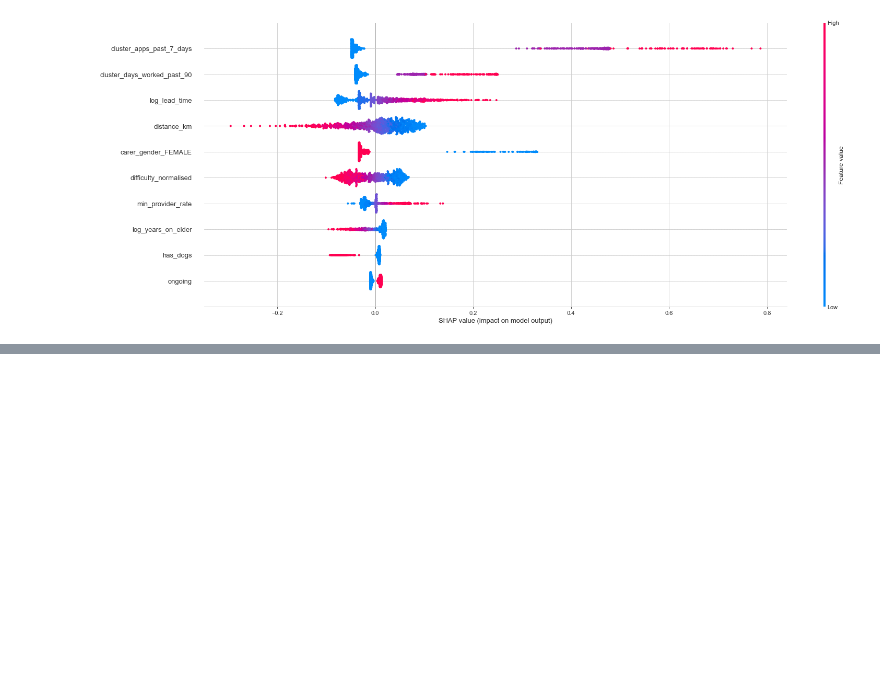
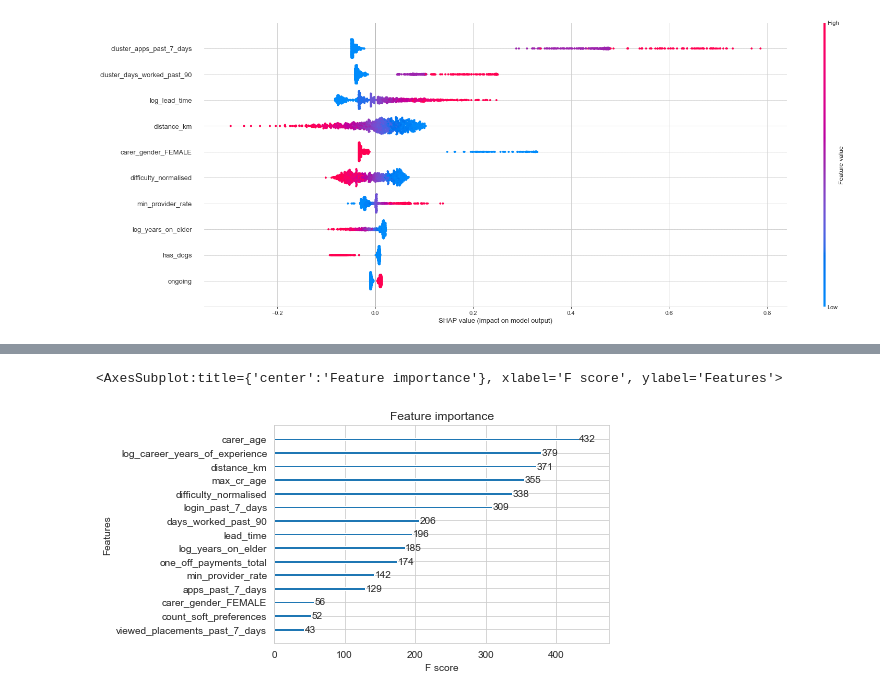
Before and after one commit to bonaventura-elder/carer_targeting, a Jupyter notebook: src/training.ipynb, the cells around one changed output, grey strips where cells are left out. Saved outputs shown, nothing was run; the diff lists cells and outputs as text; code cells hidden in the pictures; blank space fills up the shorter version.

Commit message:
saving clustering experimentation

```diff
--- a/src/training.ipynb
+++ b/src/training.ipynb
@@ -529,7 +551,7 @@ predictors
 # %%
  # 'days_worked_past_90',
 f_predictors = [
-'difficulty_normalised','cluster_days_worked_past_90','cluster_apps_past_7_days',
+'difficulty_normalised','grouped_days_worked_past_90','grouped_apps_past_7_days',
     'carer_gender_FEMALE','log_lead_time','distance_km',
     'has_dogs','log_years_on_elder', 'max_cr_age',
      'min_provider_rate','ethnicities_at_risk_BLACK_ALL', 'ongoing'
@@ -541,4 +563,7 @@ preds = model.predict(X_eval[f_predictors])
 pred_probs = model.predict_proba(X_eval[f_predictors])
 
 print(f'Recall is {round(recall_score(y_eval,preds),5)}, accuracy is {round(accuracy_score(y_eval,preds),5)}, precision is {round(precision_score(y_eval,preds),5)}')
+#Recall is 0.79298, accuracy is 0.82878, precision is 0.83292 grouped
+#Recall is 0.7327, accuracy is 0.80905, precision is 0.83863 continuous
+#Recall is 0.68021, accuracy is 0.78553, precision is 0.82987 cluster
 # %% [output]
@@ -585,0 +599,7 @@ Eval recall is 0.016829942225571465
+# %%
+
+rf = RandomForestClassifier()
+rf.fit(X_train, np.ravel(y_train))
+
+
+preds = rf.predict(X_eval)
@@ -739,0 +784,5 @@ plot_shap_metrics(model,df,f_predictors,target)
+# %%
+model.fit(X_train, np.ravel(y_train))
+
+preds = model.predict(X_eval)
+print(f'Recall is {round(recall_score(y_eval,preds),5)}, accuracy is {round(accuracy_score(y_eval,preds),5)}, precision is {round(precision_score(y_eval,preds),5)}')
@@ -739,0 +794,7 @@ plot_shap_metrics(model,df,f_predictors,target)
+# %%
+xgb = XGBClassifier()
+
+xgb.fit(X_train, np.ravel(y_train))
+
+preds = xgb.predict(X_eval)
+print(f'Recall is {round(recall_score(y_eval,preds),5)}, accuracy is {round(accuracy_score(y_eval,preds),5)}, precision is {round(precision_score(y_eval,preds),5)}')
@@ -739,0 +804,5 @@ plot_shap_metrics(model,df,f_predictors,target)
+# %%
+plot_importance(xgb, max_num_features=15)
+# %% [output]
+<AxesSubplot:title={'center':'Feature importance'}, xlabel='F score', ylabel='Features'>
+[figure, added]
```
Also changed, not shown: parts of 35 cells of this notebook, 3 other files.
